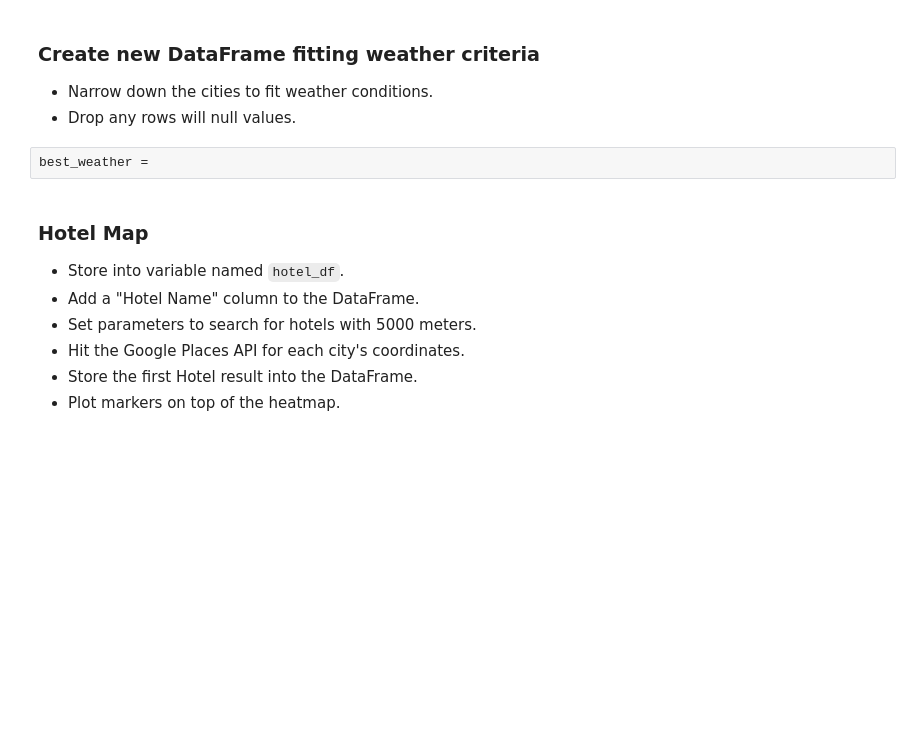
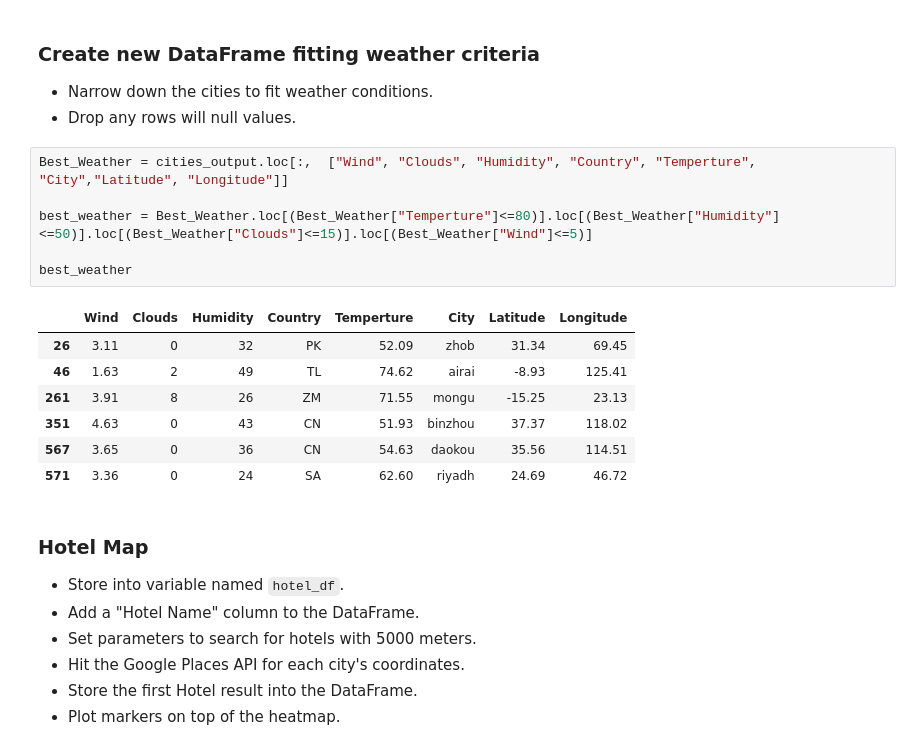
Before and after one commit to ayoukhanna/Global-Weather-Trends, a Jupyter notebook: VacationPy.ipynb, the cells around one changed output. Saved outputs shown, nothing was run; the diff lists cells and outputs as text; blank space fills up the shorter version.

```diff
--- a/VacationPy.ipynb
+++ b/VacationPy.ipynb
@@ -71,8 +71,20 @@ Figure(layout=FigureLayout(border='1px solid black', height='300px', margin='0 a
 ### Create new DataFrame fitting weather criteria
 * Narrow down the cities to fit weather conditions.
 * Drop any rows will null values.
-# %%
-best_weather =
+# %%
+Best_Weather = cities_output.loc[:,  ["Wind", "Clouds", "Humidity", "Country", "Temperture", "City","Latitude", "Longitude"]]
+
+best_weather = Best_Weather.loc[(Best_Weather["Temperture"]<=80)].loc[(Best_Weather["Humidity"]<=50)].loc[(Best_Weather["Clouds"]<=15)].loc[(Best_Weather["Wind"]<=5)]
+
+best_weather
+# %% [output]
+|  | Wind | Clouds | Humidity | Country | Temperture | City | Latitude | Longitude |
+| 26 | 3.11 | 0 | 32 | PK | 52.09 | zhob | 31.34 | 69.45 |
+| 46 | 1.63 | 2 | 49 | TL | 74.62 | airai | -8.93 | 125.41 |
+| 261 | 3.91 | 8 | 26 | ZM | 71.55 | mongu | -15.25 | 23.13 |
+| 351 | 4.63 | 0 | 43 | CN | 51.93 | binzhou | 37.37 | 118.02 |
+| 567 | 3.65 | 0 | 36 | CN | 54.63 | daokou | 35.56 | 114.51 |
+| 571 | 3.36 | 0 | 24 | SA | 62.60 | riyadh | 24.69 | 46.72 |
 # %% [markdown]
 ### Hotel Map
 * Store into variable named `hotel_df`.
```
Also changed, not shown: parts of 2 cells of this notebook, 2 other files.
